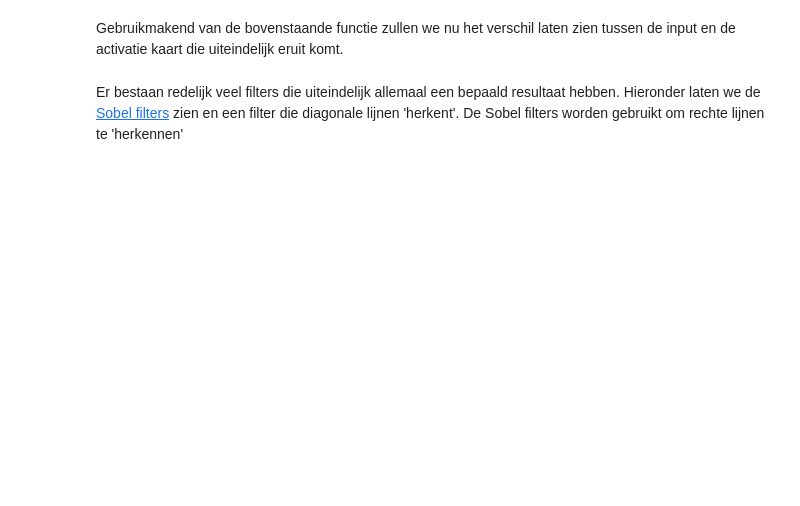
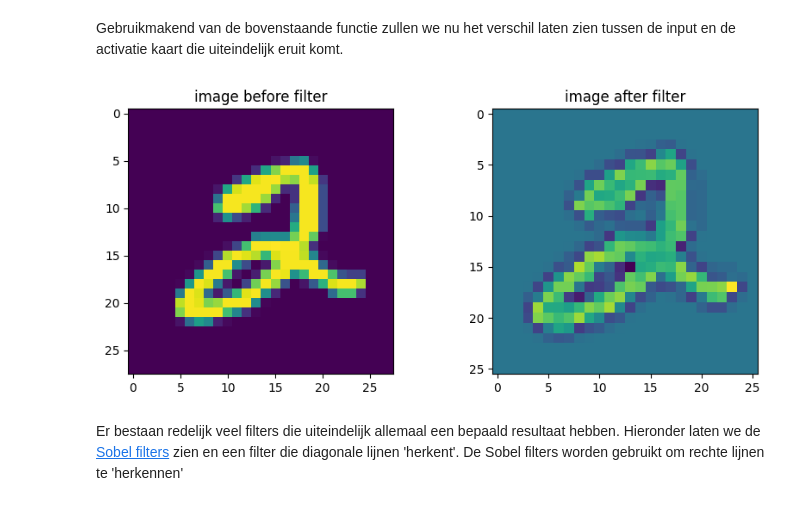
Before and after one commit to Br3ndaNE/Vision-2023, a Jupyter notebook: new/Module 6/2-CNN-layers_explained.ipynb, the cells around one changed output. Saved outputs shown, nothing was run; the diff lists cells and outputs as text; code cells hidden in the pictures; blank space fills up the shorter version.

```diff
--- a/new/Module 6/2-CNN-layers_explained.ipynb
+++ b/new/Module 6/2-CNN-layers_explained.ipynb
@@ -82,22 +57,51 @@ def convolve(image, filt):
+# %%
+def convolve(image, filt):
+    """
+    Applies a 3x3 convolution filter to a 28x32 image.
+
+    Parameters:
+    image (numpy array): a 28x32 numpy array representing the image
+    filt (numpy array): a 3x3 numpy array representing the filter
+
+    Returns:
+    numpy array: the convolved image with shape (26, 30)
+    """
+    height, width = image.shape
+
+    output_height = height - 2
+    output_width = width - 2
+    output = np.zeros((output_height, output_width))
+
+    for i in range(output_height):
+        for j in range(output_width):
+            region = image[i:i+3, j:j+3]
+
+            dot_product = np.sum(region * filt)
+
+            output[i, j] = dot_product
+
+    return output
 # %% [markdown]
 Gebruikmakend van de bovenstaande functie zullen we nu het verschil laten zien tussen de input en de activatie kaart die uiteindelijk eruit komt.
 # %%
 # the filter to be used for convolution
 u_filter = [[0, -1, 0],
             [-1, 5, -1],
             [0, -1, 0]]
 
 # print image and the output after convolution
 fig, axs = plt.subplots(1, 2, figsize=(10, 4))
 
 axs[0].imshow(image_to_filter)
 axs[0].set_title("image before filter")
 
 #TODO zet de met behulp van de eerder geschreven functie de afbeelding om tot de activatie map
-axs[1].imshow()
+axs[1].imshow(convolve(image_to_filter, u_filter))
 axs[1].set_title("image after filter")
 
 plt.show()
+# %% [output]
+[figure, added]
 # %% [markdown]
 Er bestaan redelijk veel filters die uiteindelijk allemaal een bepaald resultaat hebben. Hieronder laten we de [Sobel filters](https://en.wikipedia.org/wiki/Sobel_operator) zien en een filter die diagonale lijnen 'herkent'. De Sobel filters worden gebruikt om rechte lijnen te 'herkennen'
 # %%
```
Also changed, not shown: parts of 15 cells of this notebook, 1 other file.
